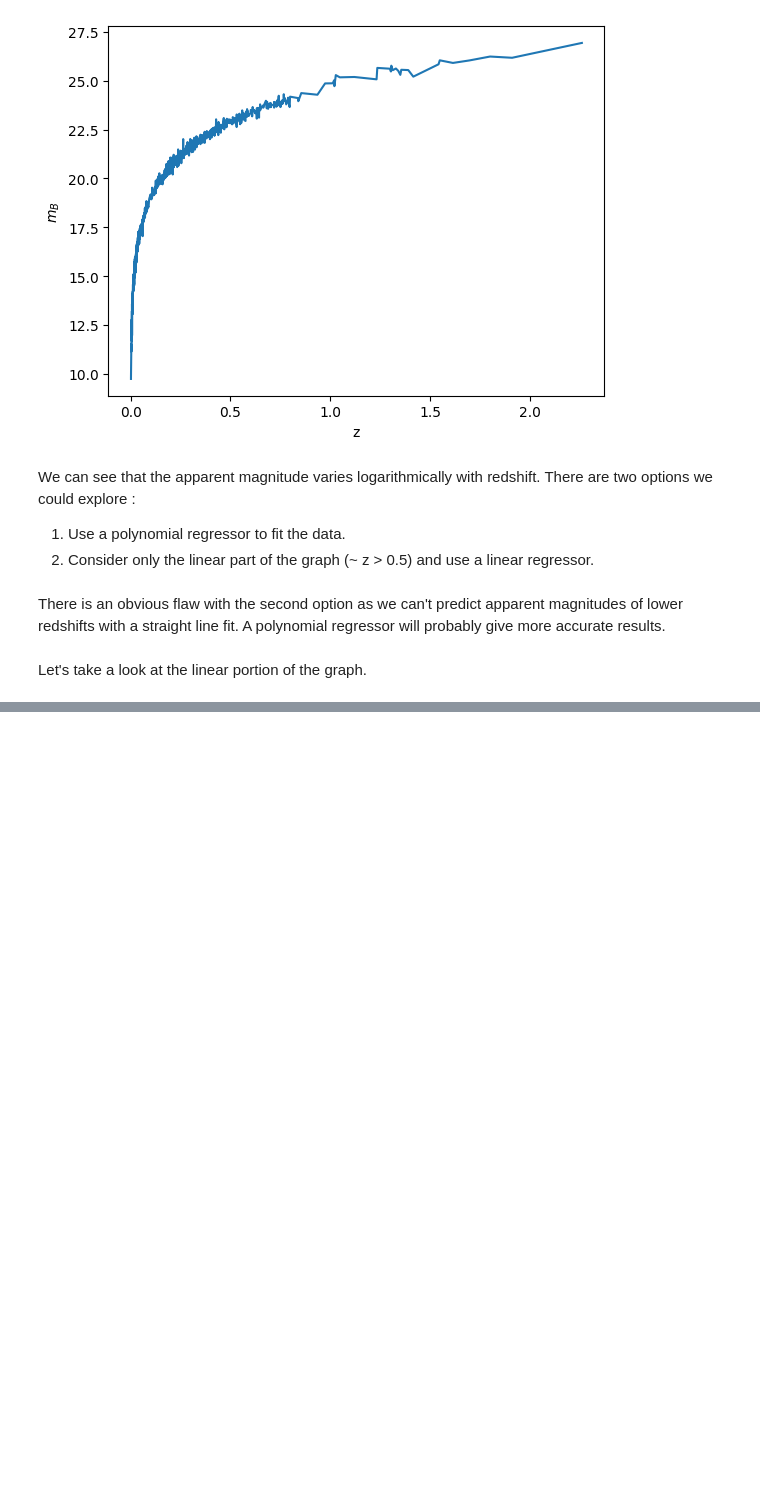
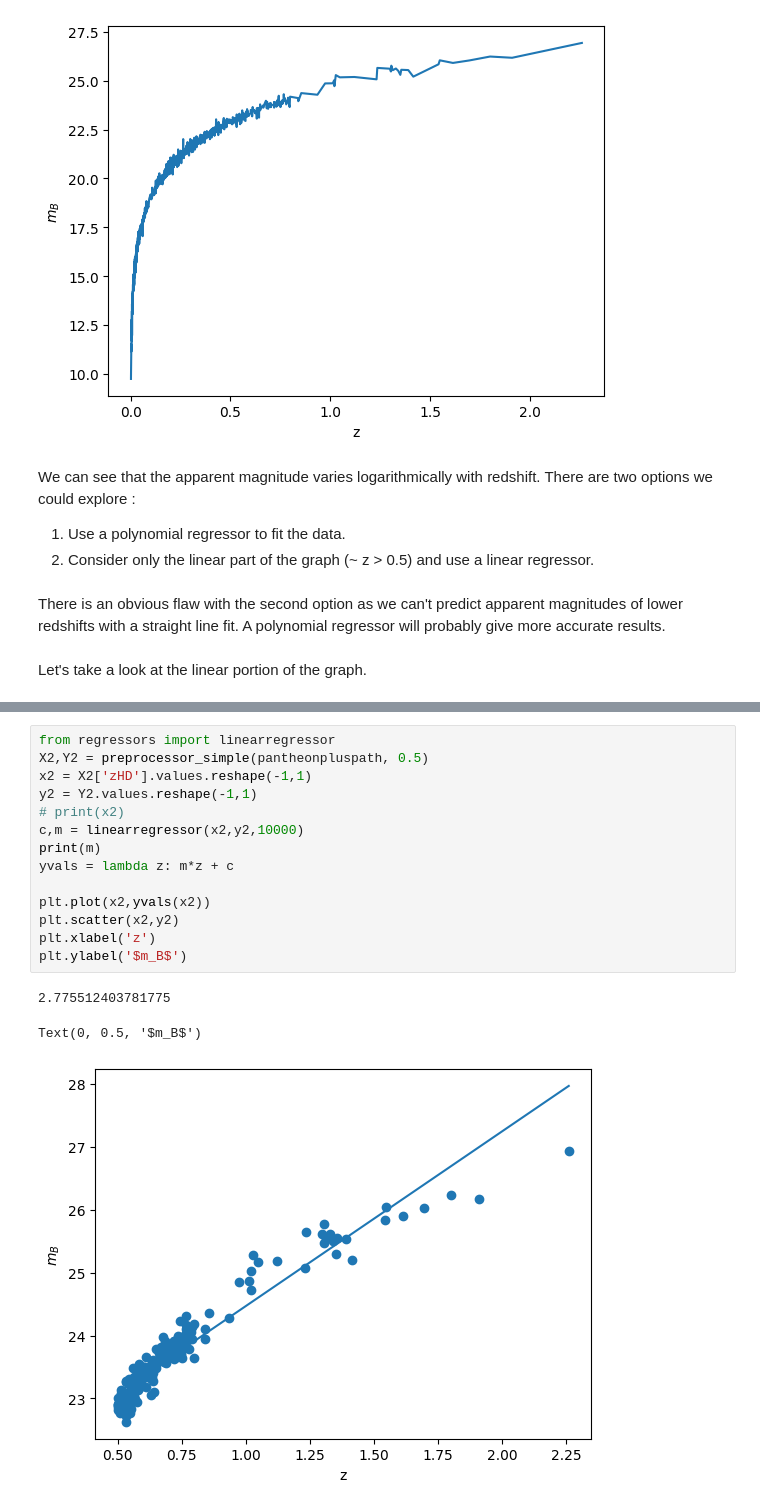
Before and after one commit to sreerag03a/pantheonplus-regression, a Jupyter notebook: notebooks/pantheonplus_visualization.ipynb, the cells around one changed output, grey strips where cells are left out. Drawn from its saved outputs; the diff is of its cells as text; blank space fills up the shorter version.

```diff
--- a/notebooks/pantheonplus_visualization.ipynb
+++ b/notebooks/pantheonplus_visualization.ipynb
@@ -42,3 +38,21 @@ plt.ylabel('$m_B$')
 # %% [output]
 Text(0, 0.5, '$m_B$')
 [figure]
+# %%
+from regressors import linearregressor
+X2,Y2 = preprocessor_simple(pantheonpluspath, 0.5)
+x2 = X2['zHD'].values.reshape(-1,1)
+y2 = Y2.values.reshape(-1,1)
+# print(x2)
+c,m = linearregressor(x2,y2,10000)
+print(m)
+yvals = lambda z: m*z + c
+
+plt.plot(x2,yvals(x2))
+plt.scatter(x2,y2)
+plt.xlabel('z')
+plt.ylabel('$m_B$')
+# %% [output]
+2.775512403781775
+Text(0, 0.5, '$m_B$')
+[figure, added]
```
Also changed, not shown: parts of 5 cells of this notebook, 5 other files.
